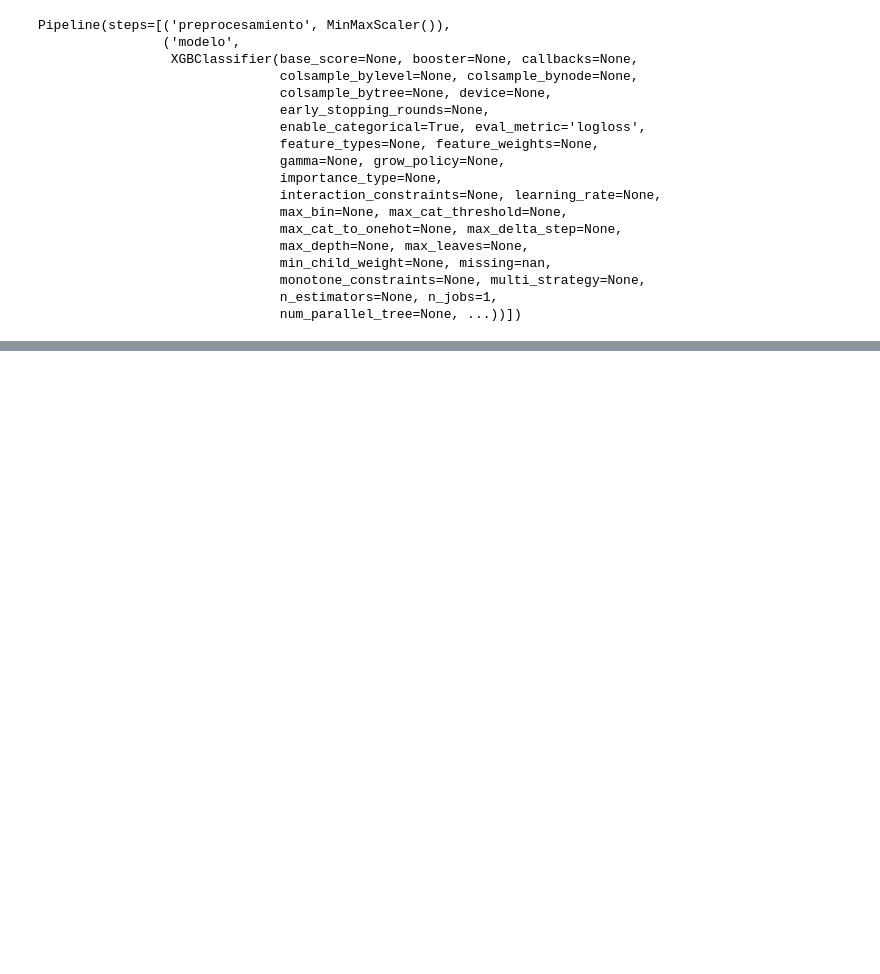
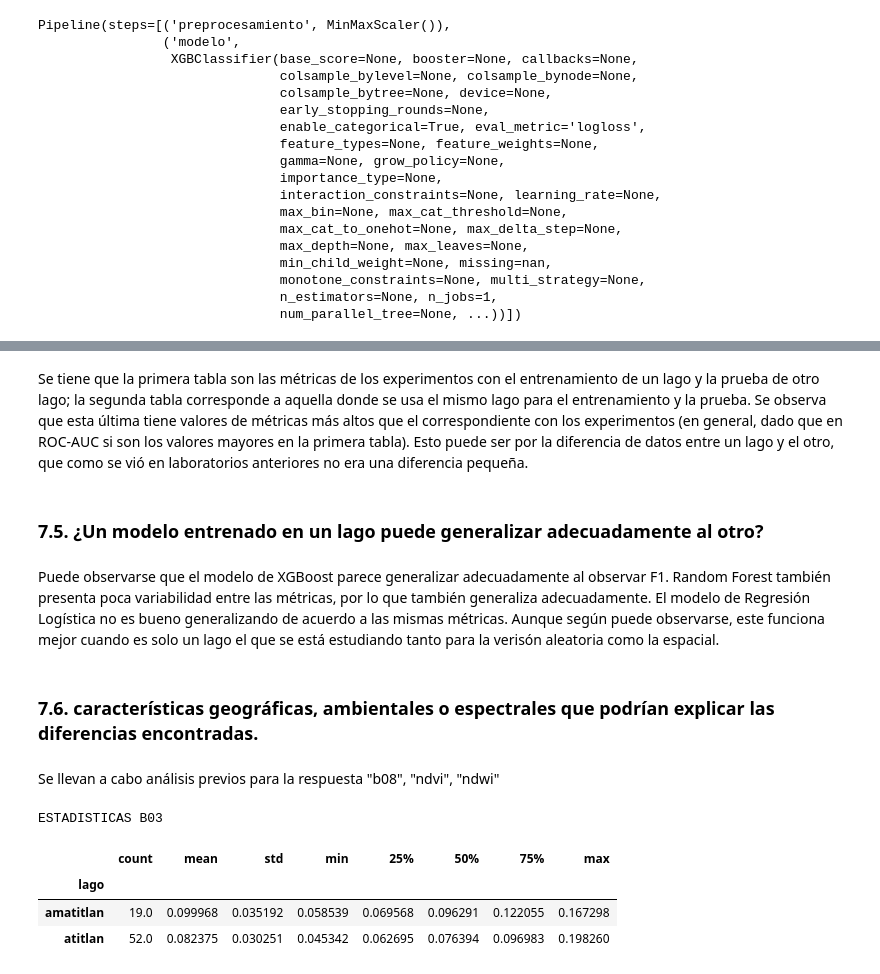
Before and after one commit to ricrod01/Laboratorio_4_2_DS, a Jupyter notebook: Inciso6-7.ipynb, the cells around one changed output, grey strips where cells are left out. Cells and saved outputs as stored; diff of their text form; code cells hidden in the pictures; blank space fills up the shorter version.

```diff
--- a/Inciso6-7.ipynb
+++ b/Inciso6-7.ipynb
@@ -764,0 +905,19 @@ Pipeline(steps=[('preprocesamiento', MinMaxScaler()),
+# %% [markdown]
+Se tiene que la primera tabla son las métricas de los experimentos con el entrenamiento de un lago y la prueba de otro lago; la segunda tabla corresponde a aquella donde se usa el mismo lago para el entrenamiento y la prueba. Se observa que esta última tiene valores de métricas más altos que el correspondiente con los experimentos (en general, dado que en ROC-AUC si son los valores mayores en la primera tabla). Esto puede ser por la diferencia de datos entre un lago y el otro, que como se vió en laboratorios anteriores no era una diferencia pequeña.
+# %% [markdown]
+### 7.5. ¿Un modelo entrenado en un lago puede generalizar adecuadamente al otro?
+# %% [markdown]
+Puede observarse que el modelo de XGBoost parece generalizar adecuadamente al observar F1. Random Forest también presenta poca variabilidad entre las métricas, por lo que también generaliza adecuadamente. El modelo de Regresión Logística no es bueno generalizando de acuerdo a las mismas métricas. Aunque según puede observarse, este funciona mejor cuando es solo un lago el que se está estudiando tanto para la verisón aleatoria como la espacial.
+# %% [markdown]
+### 7.6. características geográficas, ambientales o espectrales que podrían explicar las diferencias encontradas.
+# %% [markdown]
+Se llevan a cabo análisis previos para la respuesta "b08", "ndvi", "ndwi"
+# %%
+print("ESTADISTICAS B03")
+df.groupby("lago")["b03"].describe()
+# %% [output]
+ESTADISTICAS B03
+|  | count | mean | std | min | 25% | 50% | 75% | max |
+| lago |  |  |  |  |  |  |  |  |
+| amatitlan | 19.0 | 0.099968 | 0.035192 | 0.058539 | 0.069568 | 0.096291 | 0.122055 | 0.167298 |
+| atitlan | 52.0 | 0.082375 | 0.030251 | 0.045342 | 0.062695 | 0.076394 | 0.096983 | 0.198260 |
```
Also changed, not shown: parts of 15 cells of this notebook.
